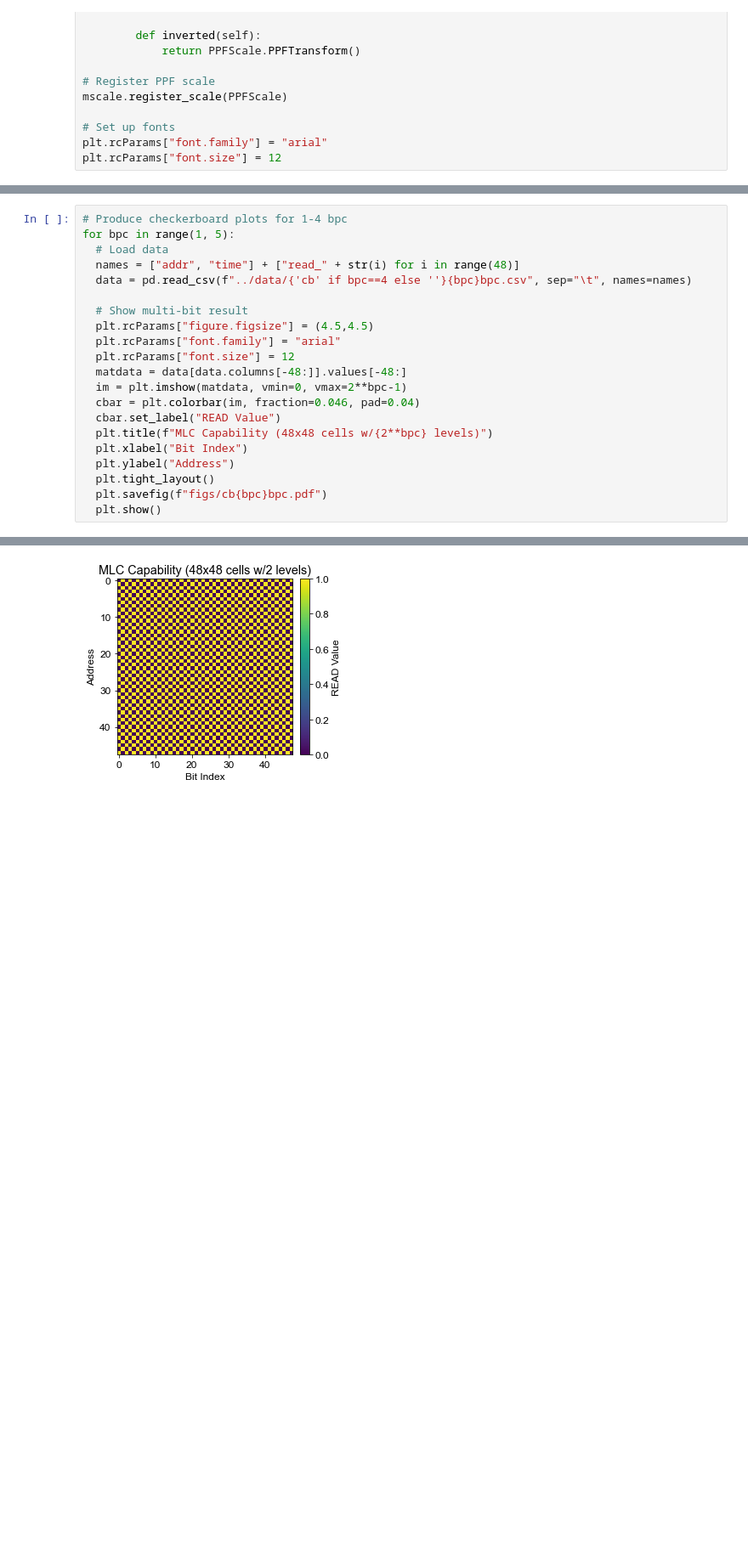
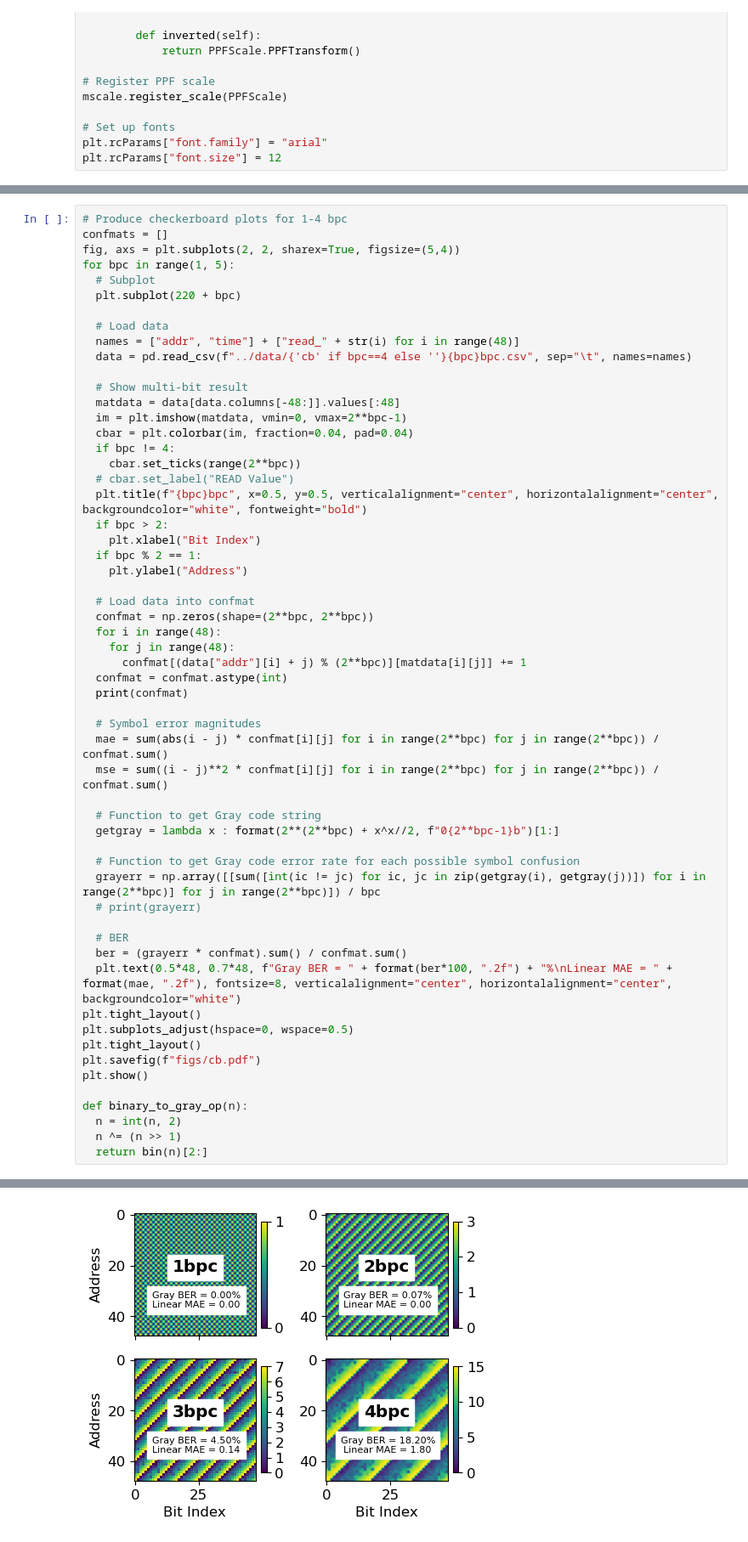
Before and after one commit to akashlevy/ember-python, a Jupyter notebook: analysis/characterizations.ipynb, the cells around one changed output, grey strips where cells are left out. Shown at 85% size. Saved outputs shown, nothing was run; the diff lists cells and outputs as text; blank space fills up the shorter version.

```diff
--- a/analysis/characterizations.ipynb
+++ b/analysis/characterizations.ipynb
@@ -97,22 +97,58 @@ plt.savefig("figs/form.read.stats.pdf")
 # %%
 # Produce checkerboard plots for 1-4 bpc
+confmats = []
+fig, axs = plt.subplots(2, 2, sharex=True, figsize=(5,4))
 for bpc in range(1, 5):
+  # Subplot
+  plt.subplot(220 + bpc)
+
   # Load data
   names = ["addr", "time"] + ["read_" + str(i) for i in range(48)]
   data = pd.read_csv(f"../data/{'cb' if bpc==4 else ''}{bpc}bpc.csv", sep="\t", names=names)
 
   # Show multi-bit result
-  plt.rcParams["figure.figsize"] = (4.5,4.5)
-  plt.rcParams["font.family"] = "arial"
-  plt.rcParams["font.size"] = 12
-  matdata = data[data.columns[-48:]].values[-48:]
+  matdata = data[data.columns[-48:]].values[:48]
   im = plt.imshow(matdata, vmin=0, vmax=2**bpc-1)
-  cbar = plt.colorbar(im, fraction=0.046, pad=0.04)
-  cbar.set_label("READ Value")
-  plt.title(f"MLC Capability (48x48 cells w/{2**bpc} levels)")
-  plt.xlabel("Bit Index")
-  plt.ylabel("Address")
-  plt.tight_layout()
-  plt.savefig(f"figs/cb{bpc}bpc.pdf")
-  plt.show()
+  cbar = plt.colorbar(im, fraction=0.04, pad=0.04)
+  if bpc != 4:
+    cbar.set_ticks(range(2**bpc))
+  # cbar.set_label("READ Value")
+  plt.title(f"{bpc}bpc", x=0.5, y=0.5, verticalalignment="center", horizontalalignment="center", backgroundcolor="white", fontweight="bold")
+  if bpc > 2:
+    plt.xlabel("Bit Index")
+  if bpc % 2 == 1:
+    plt.ylabel("Address")
+
+  # Load data into confmat
+  confmat = np.zeros(shape=(2**bpc, 2**bpc))
+  for i in range(48):
+    for j in range(48):
+      confmat[(data["addr"][i] + j) % (2**bpc)][matdata[i][j]] += 1
+  confmat = confmat.astype(int)
+  print(confmat)
+
+  # Symbol error magnitudes
+  mae = sum(abs(i - j) * confmat[i][j] for i in range(2**bpc) for j in range(2**bpc)) / confmat.sum()
+  mse = sum((i - j)**2 * confmat[i][j] for i in range(2**bpc) for j in range(2**bpc)) / confmat.sum()
+
+  # Function to get Gray code string
+  getgray = lambda x : format(2**(2**bpc) + x^x//2, f"0{2**bpc-1}b")[1:]
+
+  # Function to get Gray code error rate for each possible symbol confusion
+  grayerr = np.array([[sum([int(ic != jc) for ic, jc in zip(getgray(i), getgray(j))]) for i in range(2**bpc)] for j in range(2**bpc)]) / bpc
+  # print(grayerr)
+
+  # BER
+  ber = (grayerr * confmat).sum() / confmat.sum()
+  plt.text(0.5*48, 0.7*48, f"Gray BER = " + format(ber*100, ".2f") + "%\nLinear MAE = " + format(mae, ".2f"), fontsize=8, verticalalignment="center", horizontalalignment="center", backgroundcolor="white")
+plt.tight_layout()
+plt.subplots_adjust(hspace=0, wspace=0.5)
+plt.tight_layout()
+plt.savefig(f"figs/cb.pdf")
+plt.show()
+
+def binary_to_gray_op(n):
+  n = int(n, 2)
+  n ^= (n >> 1)
+  return bin(n)[2:]
 # %% [output]
@@ -119 +172 @@ for bpc in range(1, 5):
-[figure, old version]
+[figure, new version]
```
Also changed, not shown: parts of 7 cells of this notebook, 24 other files.
